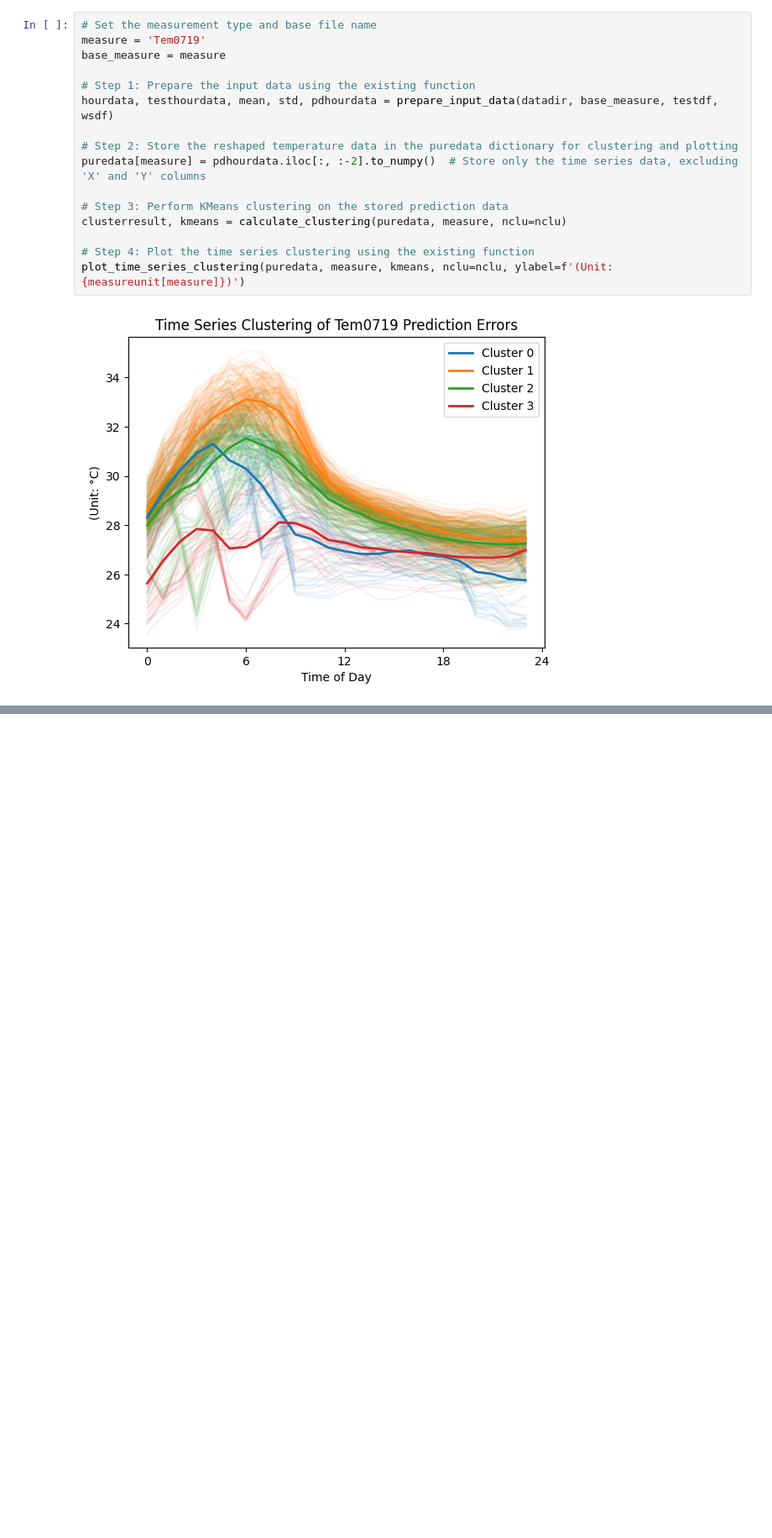
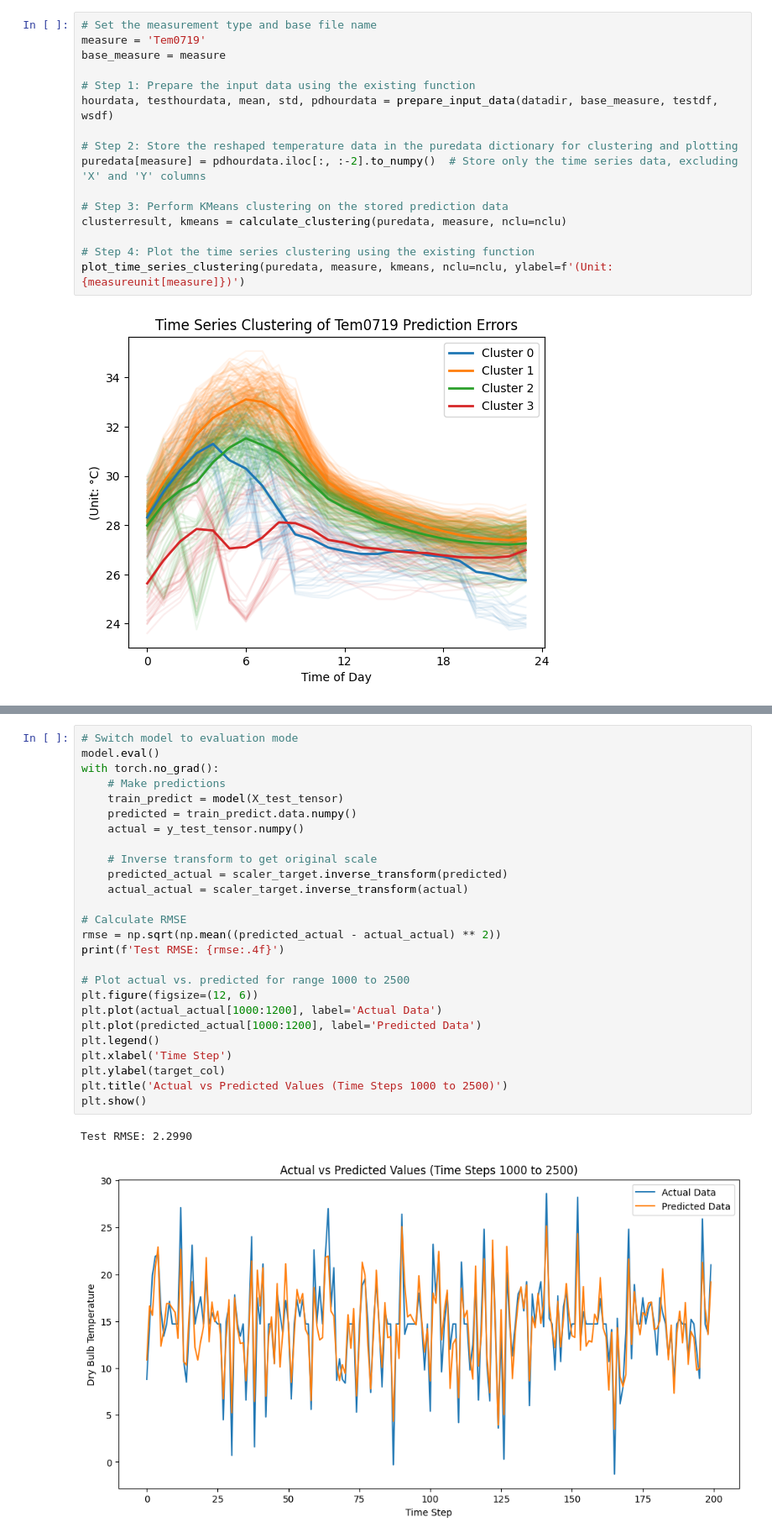
Before and after one commit to VIP-SMUR/24Fa-Microclimate-LSTM-Kriging, a Jupyter notebook: python/Organized_Model_Eval.ipynb, the cells around one changed output, grey strips where cells are left out. Shown at 84% size. Cells and saved outputs as stored; diff of their text form; blank space fills up the shorter version.

```diff
--- a/python/Organized_Model_Eval.ipynb
+++ b/python/Organized_Model_Eval.ipynb
@@ -489,0 +662,29 @@ plot_time_series_clustering(puredata, measure, kmeans, nclu=nclu, ylabel=f'(Unit
+# %%
+# Switch model to evaluation mode
+model.eval()
+with torch.no_grad():
+    # Make predictions
+    train_predict = model(X_test_tensor)
+    predicted = train_predict.data.numpy()
+    actual = y_test_tensor.numpy()
+
+    # Inverse transform to get original scale
+    predicted_actual = scaler_target.inverse_transform(predicted)
+    actual_actual = scaler_target.inverse_transform(actual)
+
+# Calculate RMSE
+rmse = np.sqrt(np.mean((predicted_actual - actual_actual) ** 2))
+print(f'Test RMSE: {rmse:.4f}')
+
+# Plot actual vs. predicted for range 1000 to 2500
+plt.figure(figsize=(12, 6))
+plt.plot(actual_actual[1000:1200], label='Actual Data')
+plt.plot(predicted_actual[1000:1200], label='Predicted Data')
+plt.legend()
+plt.xlabel('Time Step')
+plt.ylabel(target_col)
+plt.title('Actual vs Predicted Values (Time Steps 1000 to 2500)')
+plt.show()
+# %% [output]
+Test RMSE: 2.2990
+[figure, added]
```
Also changed, not shown: parts of 11 cells of this notebook, 3 other files.
